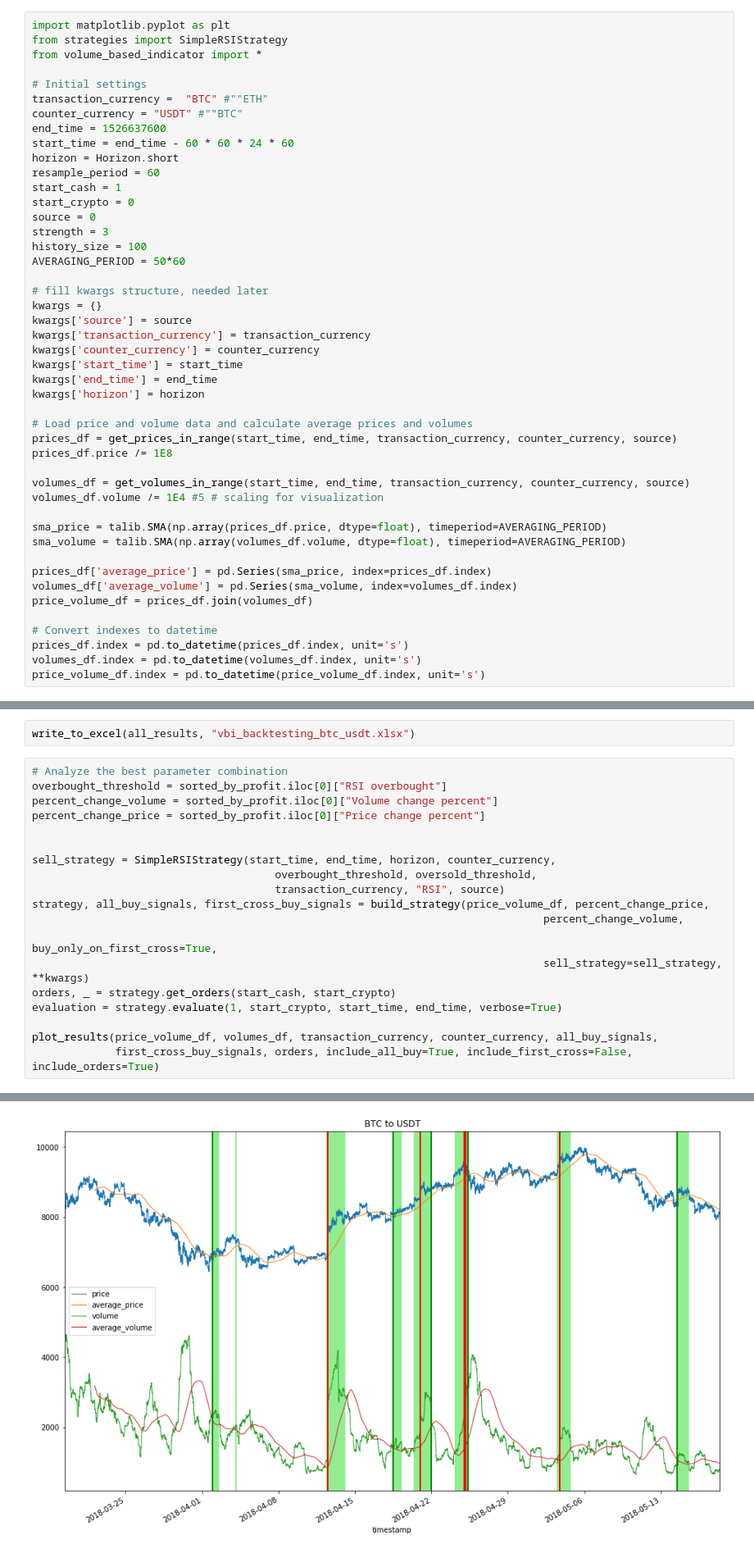
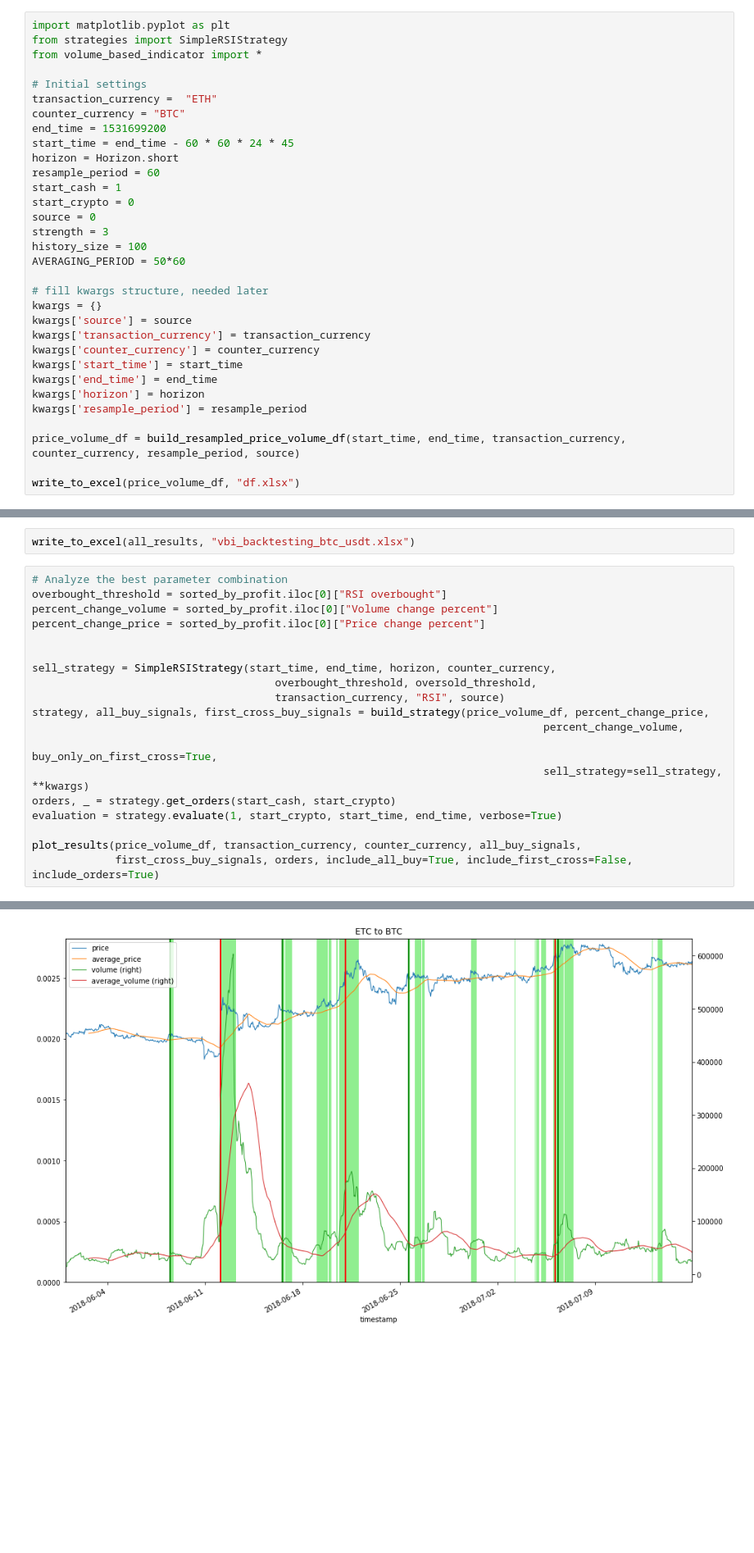
Before and after one commit to IntelligentTrading/science, a Jupyter notebook: backtesting/volume_based_indicator.ipynb, the cells around one changed output, grey strips where cells are left out. Shown at 82% size. Saved outputs shown, nothing was run; the diff lists cells and outputs as text; blank space fills up the shorter version.

```diff
--- a/backtesting/volume_based_indicator.ipynb
+++ b/backtesting/volume_based_indicator.ipynb
@@ -4,10 +4,10 @@ from strategies import SimpleRSIStrategy
 from volume_based_indicator import *
 
 # Initial settings
-transaction_currency =  "BTC" #""ETH"
-counter_currency = "USDT" #""BTC"
-end_time = 1526637600
-start_time = end_time - 60 * 60 * 24 * 60
+transaction_currency =  "ETH"
+counter_currency = "BTC"
+end_time = 1531699200
+start_time = end_time - 60 * 60 * 24 * 45
 horizon = Horizon.short
 resample_period = 60
 start_cash = 1
@@ -25,22 +25,8 @@ kwargs['counter_currency'] = counter_currency
 kwargs['start_time'] = start_time
 kwargs['end_time'] = end_time
 kwargs['horizon'] = horizon
+kwargs['resample_period'] = resample_period
 
-# Load price and volume data and calculate average prices and volumes
-prices_df = get_prices_in_range(start_time, end_time, transaction_currency, counter_currency, source)
-prices_df.price /= 1E8
+price_volume_df = build_resampled_price_volume_df(start_time, end_time, transaction_currency, counter_currency, resample_period, source)
 
-volumes_df = get_volumes_in_range(start_time, end_time, transaction_currency, counter_currency, source)
-volumes_df.volume /= 1E4 #5 # scaling for visualization
-
-sma_price = talib.SMA(np.array(prices_df.price, dtype=float), timeperiod=AVERAGING_PERIOD)
-sma_volume = talib.SMA(np.array(volumes_df.volume, dtype=float), timeperiod=AVERAGING_PERIOD)
-
-prices_df['average_price'] = pd.Series(sma_price, index=prices_df.index)
-volumes_df['average_volume'] = pd.Series(sma_volume, index=volumes_df.index)
-price_volume_df = prices_df.join(volumes_df)
-
-# Convert indexes to datetime
-prices_df.index = pd.to_datetime(prices_df.index, unit='s')
-volumes_df.index = pd.to_datetime(volumes_df.index, unit='s')
-price_volume_df.index = pd.to_datetime(price_volume_df.index, unit='s')
+write_to_excel(price_volume_df, "df.xlsx")
@@ -226,7 +251,7 @@ strategy, all_buy_signals, first_cross_buy_signals = build_strategy(price_volume
 orders, _ = strategy.get_orders(start_cash, start_crypto)
 evaluation = strategy.evaluate(1, start_crypto, start_time, end_time, verbose=True)
 
-plot_results(price_volume_df, volumes_df, transaction_currency, counter_currency, all_buy_signals,
+plot_results(price_volume_df, transaction_currency, counter_currency, all_buy_signals,
              first_cross_buy_signals, orders, include_all_buy=True, include_first_cross=False, include_orders=True)
 # %% [output]
 Strategy: a simple RSI-based strategy
@@ -249 +274 @@ Profit: 0.29 USDT
-[figure, old version]
+[figure, new version]
```
Also changed, not shown: parts of 12 cells of this notebook, 4 other files.
